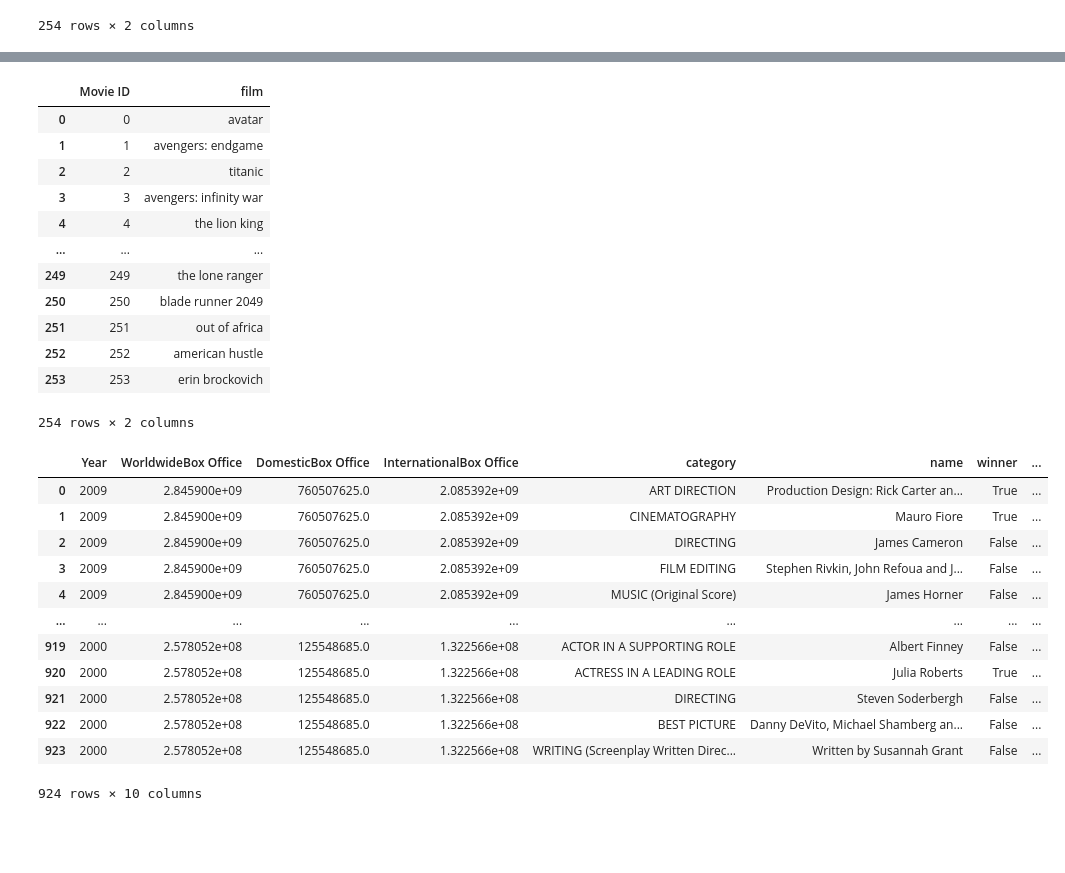
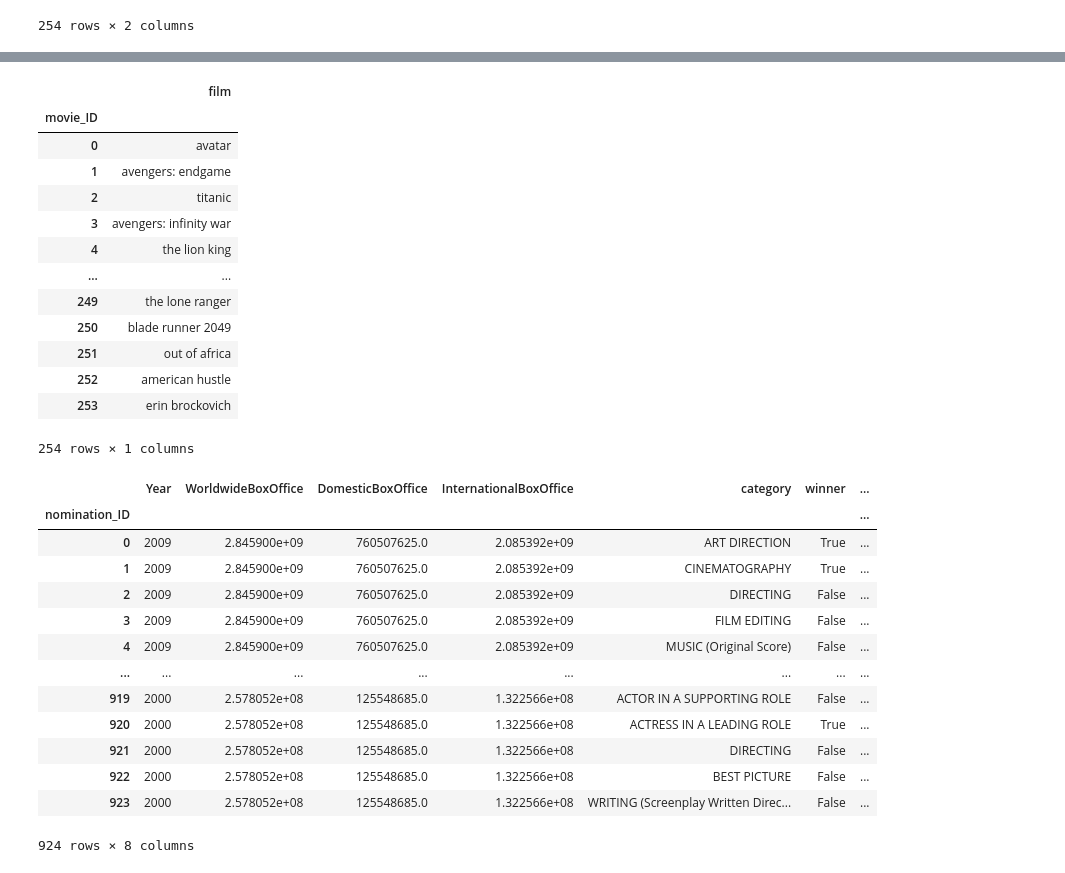
Before and after one commit to canamasc/Oscars-vs-Box-Office, a Jupyter notebook: Oscars-BoxOffice.ipynb, the cells around one changed output, grey strips where cells are left out. Cells and saved outputs as stored; diff of their text form; code cells hidden in the pictures; blank space fills up the shorter version.

Commit message:
fixed df col names

```diff
--- a/Oscars-BoxOffice.ipynb
+++ b/Oscars-BoxOffice.ipynb
@@ -159,7 +159,7 @@ merged_df
 1250 rows × 12 columns
 # %%
 # We can drop year_film since it is a redundant column
-merged_df = merged_df.drop(columns=['year_film', 'year_ceremony', 'ceremony'])
+merged_df = merged_df.drop(columns=['year_film', 'year_ceremony','name', 'ceremony'])
 # %%
 # Counting how many times each film appears in new dataframe will give us interesting metric: Number of nominations
 
@@ -199,6 +198,7 @@ nomination count           0
 dtype: int64
 # %%
 merged_df1 = merged_df1.drop(columns=['Rank'])
+merged_df1 = merged_df1.reset_index(drop=True)
 merged_df1['Nomination ID'] = merged_df1.index
 merged_df1
 # %% [output]
@@ -298,40 +298,49 @@ merged_df1["InternationalBox Office"] = merged_df1["InternationalBox Office"].re
 meep = pd.DataFrame({"film":merged_df1['film'], "film_year":merged_df1['film_year']})
 meep = meep.drop_duplicates(subset=['film_year'])
 movies = pd.merge(movies, meep, how='left', on='film_year')
-merged_df1=merged_df1.drop(labels=["film_year","film"],axis=1)
+merged_df1=merged_df1.drop(columns=['film_year', 'film'])
 merged_df1["Year"] = merged_df1["Year"].apply(int)
 movies = movies.drop(columns=['film_year'])
+movies = movies.rename(columns={"Movie ID": "movie_ID"})
+movies.index = movies['movie_ID']
+movies = (movies.drop(columns=['movie_ID']))
 movies
 # %% [output]
-|  | Movie ID | film |
-| 0 | 0 | avatar |
-| 1 | 1 | avengers: endgame |
-| 2 | 2 | titanic |
-| 3 | 3 | avengers: infinity war |
-| 4 | 4 | the lion king |
-| ... | ... | ... |
-| 249 | 249 | the lone ranger |
-| 250 | 250 | blade runner 2049 |
-| 251 | 251 | out of africa |
-| 252 | 252 | american hustle |
-| 253 | 253 | erin brockovich |
+|  | film |
+| movie_ID |  |
+| 0 | avatar |
+| 1 | avengers: endgame |
+| 2 | titanic |
+| 3 | avengers: infinity war |
+| 4 | the lion king |
+| ... | ... |
+| 249 | the lone ranger |
+| 250 | blade runner 2049 |
+| 251 | out of africa |
+| 252 | american hustle |
+| 253 | erin brockovich |
-254 rows × 2 columns
+254 rows × 1 columns
 # %%
+merged_df1 = merged_df1.rename(columns={"Nomination ID": "nomination_ID", "WorldwideBox Office":"WorldwideBoxOffice", "DomesticBox Office": "DomesticBoxOffice", "InternationalBox Office":"InternationalBoxOffice",
+                                       "nomination count":"nomination_count","Movie ID":"movie_ID"})
+merged_df1.index = merged_df1['nomination_ID']
+merged_df1 = merged_df1.drop(columns=['nomination_ID'])
 merged_df1
 # %% [output]
-|  | Year | WorldwideBox Office | DomesticBox Office | InternationalBox Office | category | name | winner | ... |
-| 0 | 2009 | 2.845900e+09 | 760507625.0 | 2.085392e+09 | ART DIRECTION | Production Design: Rick Carter an... | True | ... |
-| 1 | 2009 | 2.845900e+09 | 760507625.0 | 2.085392e+09 | CINEMATOGRAPHY | Mauro Fiore | True | ... |
-| 2 | 2009 | 2.845900e+09 | 760507625.0 | 2.085392e+09 | DIRECTING | James Cameron | False | ... |
-| 3 | 2009 | 2.845900e+09 | 760507625.0 | 2.085392e+09 | FILM EDITING | Stephen Rivkin, John Refoua and J... | False | ... |
-| 4 | 2009 | 2.845900e+09 | 760507625.0 | 2.085392e+09 | MUSIC (Original Score) | James Horner | False | ... |
-| ... | ... | ... | ... | ... | ... | ... | ... | ... |
-| 919 | 2000 | 2.578052e+08 | 125548685.0 | 1.322566e+08 | ACTOR IN A SUPPORTING ROLE | Albert Finney | False | ... |
-| 920 | 2000 | 2.578052e+08 | 125548685.0 | 1.322566e+08 | ACTRESS IN A LEADING ROLE | Julia Roberts | True | ... |
-| 921 | 2000 | 2.578052e+08 | 125548685.0 | 1.322566e+08 | DIRECTING | Steven Soderbergh | False | ... |
-| 922 | 2000 | 2.578052e+08 | 125548685.0 | 1.322566e+08 | BEST PICTURE | Danny DeVito, Michael Shamberg an... | False | ... |
-| 923 | 2000 | 2.578052e+08 | 125548685.0 | 1.322566e+08 | WRITING (Screenplay Written Direc... | Written by Susannah Grant | False | ... |
+|  | Year | WorldwideBoxOffice | DomesticBoxOffice | InternationalBoxOffice | category | winner | ... |
+| nomination_ID |  |  |  |  |  |  | ... |
+| 0 | 2009 | 2.845900e+09 | 760507625.0 | 2.085392e+09 | ART DIRECTION | True | ... |
+| 1 | 2009 | 2.845900e+09 | 760507625.0 | 2.085392e+09 | CINEMATOGRAPHY | True | ... |
+| 2 | 2009 | 2.845900e+09 | 760507625.0 | 2.085392e+09 | DIRECTING | False | ... |
+| 3 | 2009 | 2.845900e+09 | 760507625.0 | 2.085392e+09 | FILM EDITING | False | ... |
+| 4 | 2009 | 2.845900e+09 | 760507625.0 | 2.085392e+09 | MUSIC (Original Score) | False | ... |
+| ... | ... | ... | ... | ... | ... | ... | ... |
+| 919 | 2000 | 2.578052e+08 | 125548685.0 | 1.322566e+08 | ACTOR IN A SUPPORTING ROLE | False | ... |
+| 920 | 2000 | 2.578052e+08 | 125548685.0 | 1.322566e+08 | ACTRESS IN A LEADING ROLE | True | ... |
+| 921 | 2000 | 2.578052e+08 | 125548685.0 | 1.322566e+08 | DIRECTING | False | ... |
+| 922 | 2000 | 2.578052e+08 | 125548685.0 | 1.322566e+08 | BEST PICTURE | False | ... |
+| 923 | 2000 | 2.578052e+08 | 125548685.0 | 1.322566e+08 | WRITING (Screenplay Written Direc... | False | ... |
-924 rows × 10 columns
+924 rows × 8 columns
 # %%
 merged_df1.to_csv("Resources/film_performance.csv",index=False, header=True)
 
```
Also changed, not shown: parts of 5 cells of this notebook, 4 other files.
